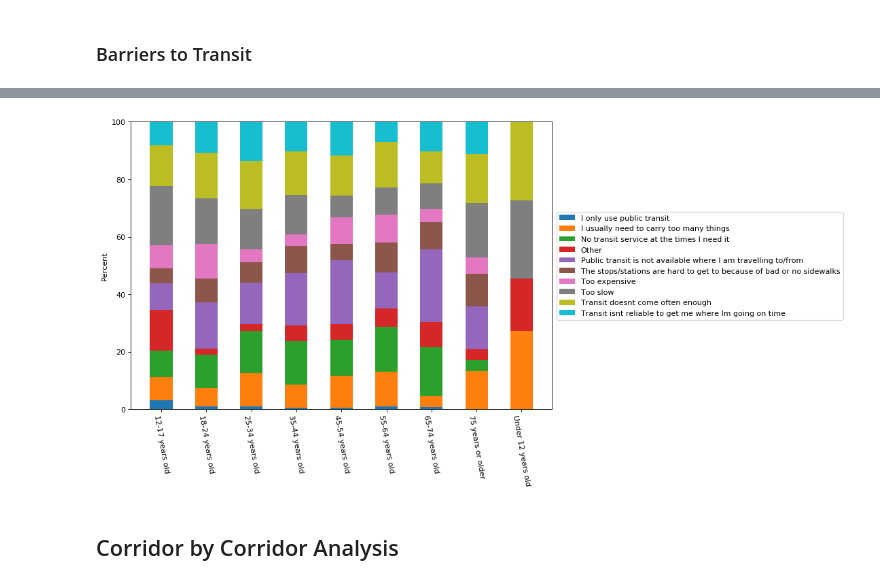
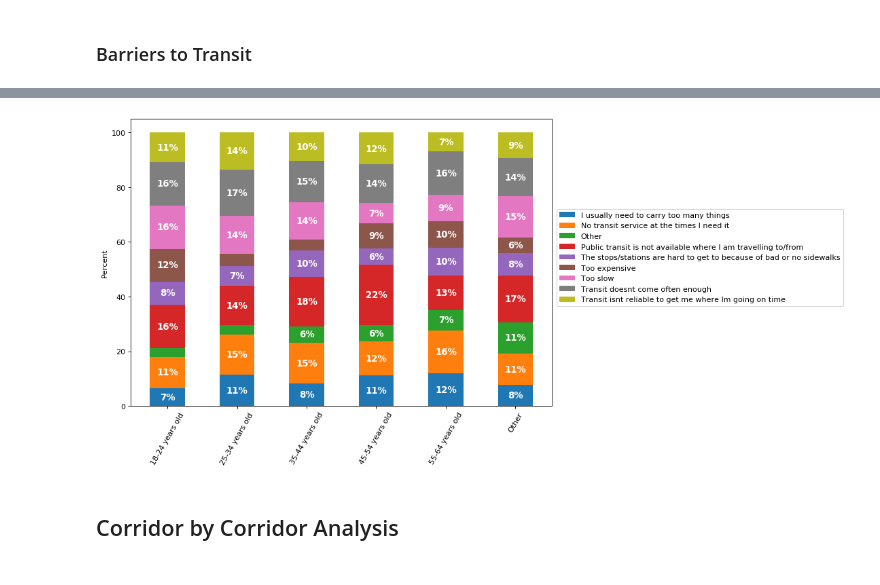
Before and after one commit to MattSamach/PPT_East_Busway, a Jupyter notebook: Notebooks/Transit_Barriers_Stacked_Bars.ipynb, the cells around one changed output, grey strips where cells are left out. Saved outputs shown, nothing was run; the diff lists cells and outputs as text; code cells hidden in the pictures.

```diff
--- a/Notebooks/Transit_Barriers_Stacked_Bars.ipynb
+++ b/Notebooks/Transit_Barriers_Stacked_Bars.ipynb
@@ -62,10 +84,15 @@ hp.graph_percent_bars(hp.category_percents(data, cat_index=emp_ind, val_index=3)
 # %%
 # Age
 
-hp.graph_percent_bars(hp.category_percents(data, cat_index=age_ind, val_index=3),
-                     age_var, "Why_Other_Transport_Used", "Share")
+# hp.graph_percent_bars(hp.category_percents(data, cat_index=age_ind, val_index=3),
+#                      age_var, "Why_Other_Transport_Used", "Share")
+
+graph_data = hp.category_percents(hp.aggregate_other(data, [age_ind, 3]),
+                                 cat_name=age_var+"_o", val_name="Why_Other_Transport_Used_o")
+
+hp.graph_percent_bars(graph_data, cat_name=age_var+"_o", val_name="Why_Other_Transport_Used_o", share_name="Share")
 # %% [output]
-[figure, old version]
+[figure, new version]
 # %% [markdown]
 ## Corridor by Corridor Analysis
 # %%
```
Also changed, not shown: parts of 13 cells of this notebook, 40 other files.
